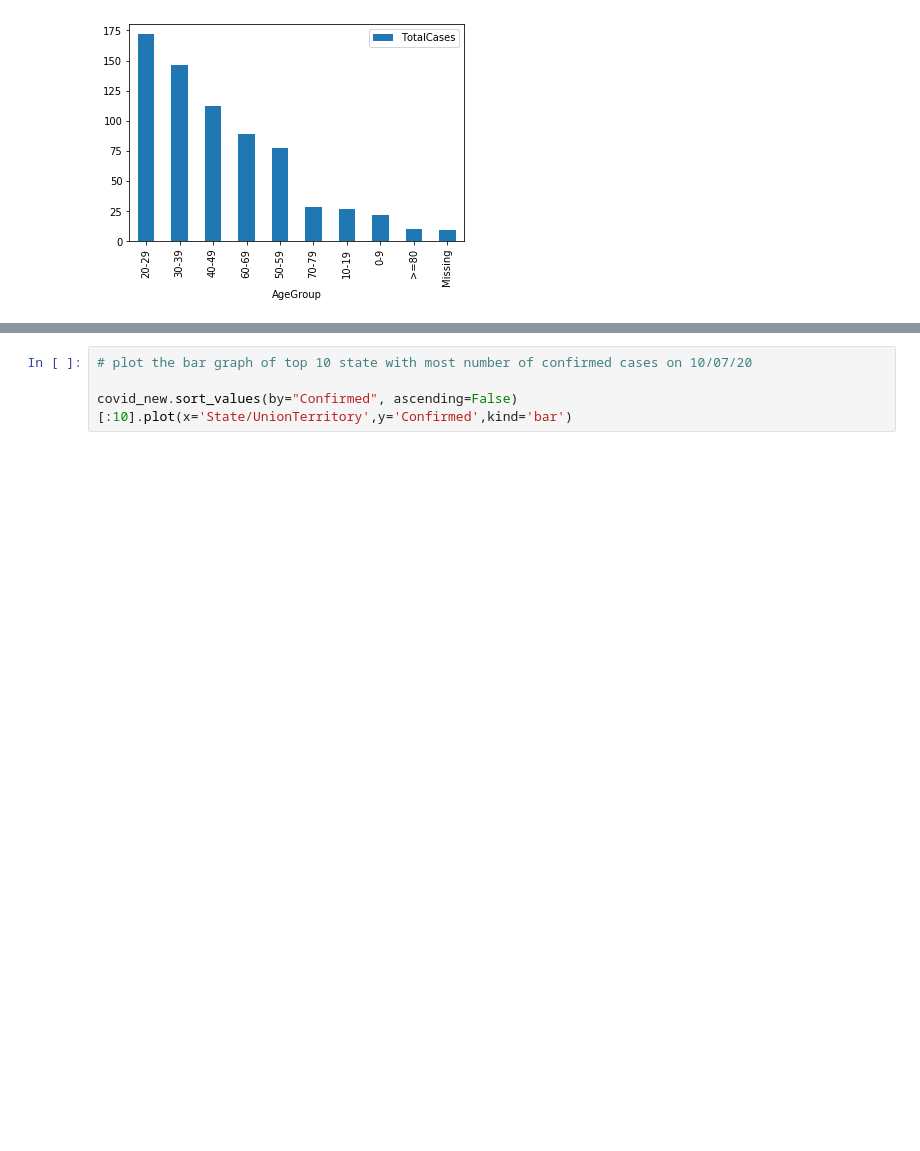
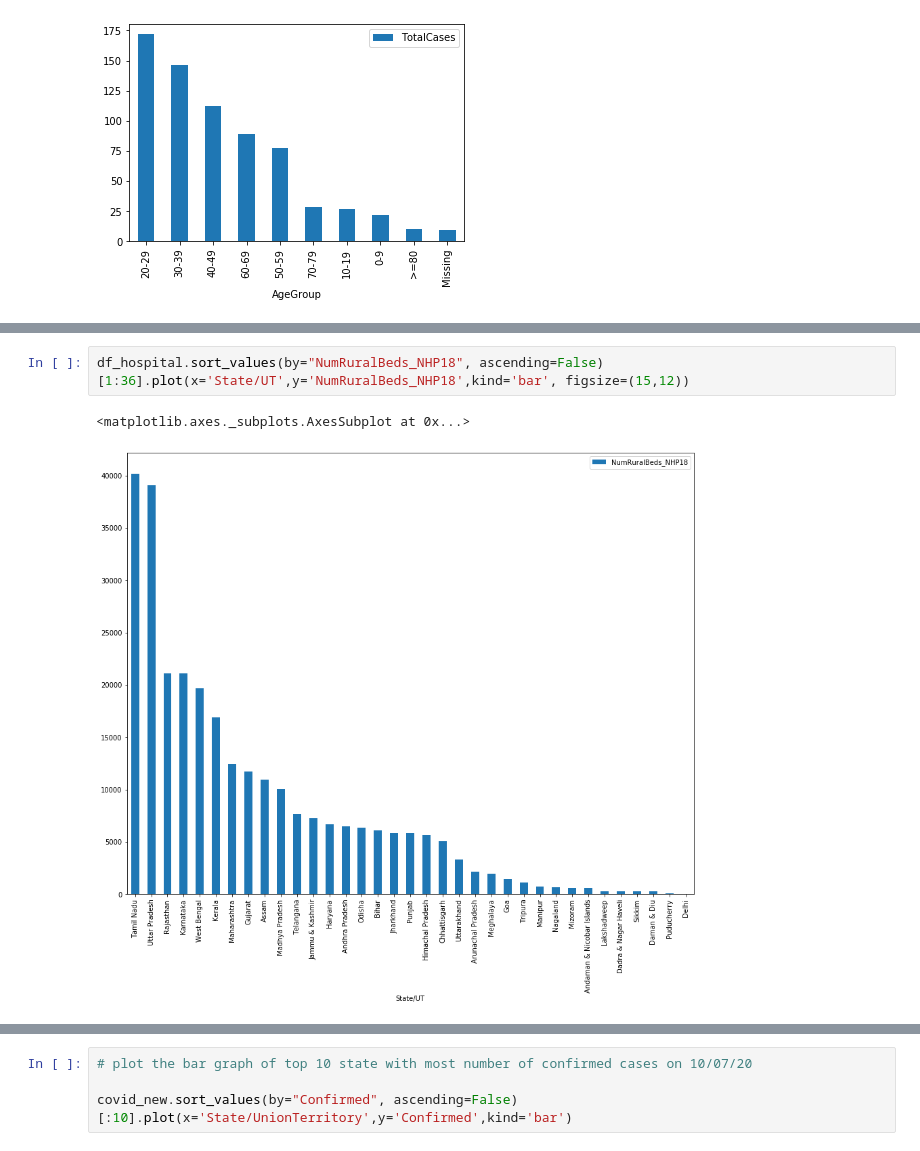
Before and after one commit to ashwanisng/Covid-19-Data-Analysis, a Jupyter notebook: Covid-19 Data Analysis.ipynb, the cells around one changed output, grey strips where cells are left out. Drawn from its saved outputs; the diff is of its cells as text; blank space fills up the shorter version.

```diff
--- a/Untitled.ipynb
+++ b/Covid-19 Data Analysis.ipynb
@@ -207,0 +265,5 @@ df_age.sort_values(by="TotalCases", ascending=False).plot(x = 'AgeGroup', y='Tot
+# %%
+df_hospital.sort_values(by="NumRuralBeds_NHP18", ascending=False)[1:36].plot(x='State/UT',y='NumRuralBeds_NHP18',kind='bar', figsize=(15,12))
+# %% [output]
+<matplotlib.axes._subplots.AxesSubplot at 0x...>
+[figure, added]
```
Also changed, not shown: parts of 7 cells of this notebook.
